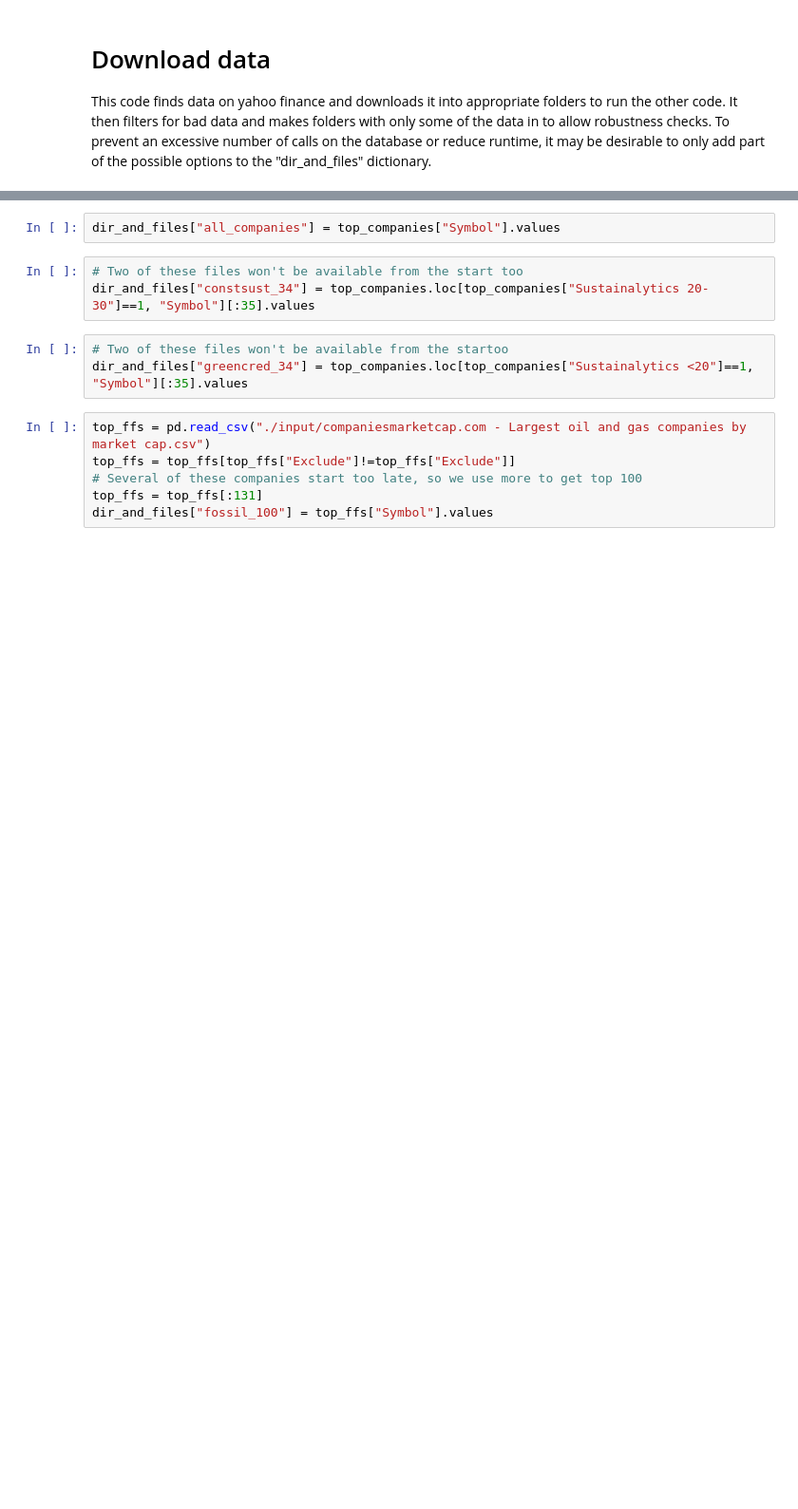
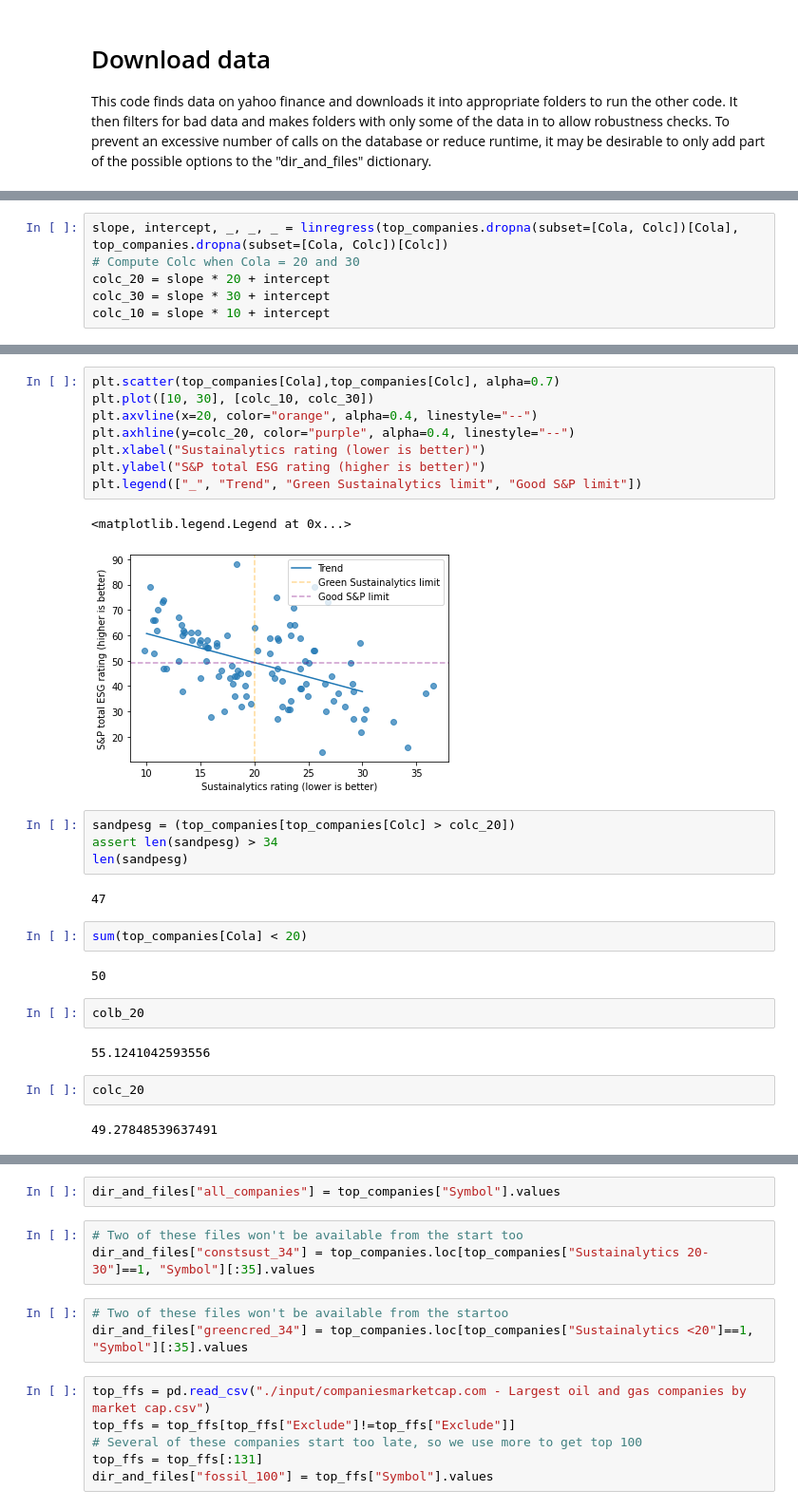
Before and after one commit to Rlamboll/HowStocksJudgeCops, a Jupyter notebook: 01_DownloadData.ipynb, the cells around one changed output, grey strips where cells are left out. Shown at 95% size. Cells and saved outputs as stored; diff of their text form; blank space fills up the shorter version.

```diff
--- a/01_DownloadData.ipynb
+++ b/01_DownloadData.ipynb
@@ -81,0 +72,6 @@ top_companies.head(10)
+# %%
+slope, intercept, _, _, _ = linregress(top_companies.dropna(subset=[Cola, Colc])[Cola], top_companies.dropna(subset=[Cola, Colc])[Colc])
+# Compute Colc when Cola = 20 and 30
+colc_20 = slope * 20 + intercept
+colc_30 = slope * 30 + intercept
+colc_10 = slope * 10 + intercept
@@ -81,0 +107,29 @@ top_companies.head(10)
+# %%
+plt.scatter(top_companies[Cola],top_companies[Colc], alpha=0.7)
+plt.plot([10, 30], [colc_10, colc_30])
+plt.axvline(x=20, color="orange", alpha=0.4, linestyle="--")
+plt.axhline(y=colc_20, color="purple", alpha=0.4, linestyle="--")
+plt.xlabel("Sustainalytics rating (lower is better)")
+plt.ylabel("S&P total ESG rating (higher is better)")
+plt.legend(["_", "Trend", "Green Sustainalytics limit", "Good S&P limit"])
+# %% [output]
+<matplotlib.legend.Legend at 0x...>
+[figure, added]
+# %%
+sandpesg = (top_companies[top_companies[Colc] > colc_20])
+assert len(sandpesg) > 34
+len(sandpesg)
+# %% [output]
+47
+# %%
+sum(top_companies[Cola] < 20)
+# %% [output]
+50
+# %%
+colb_20
+# %% [output]
+55.1241042593556
+# %%
+colc_20
+# %% [output]
+49.27848539637491
```
Also changed, not shown: parts of 24 cells of this notebook, 8 other files.
